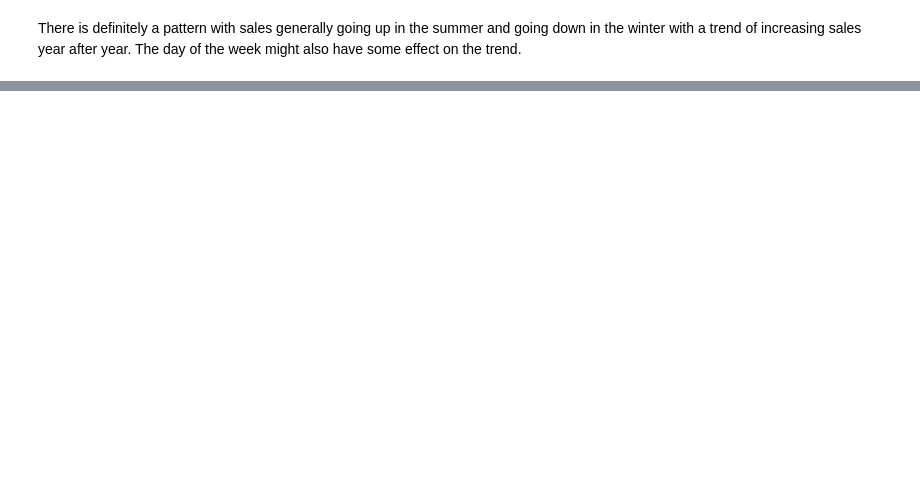
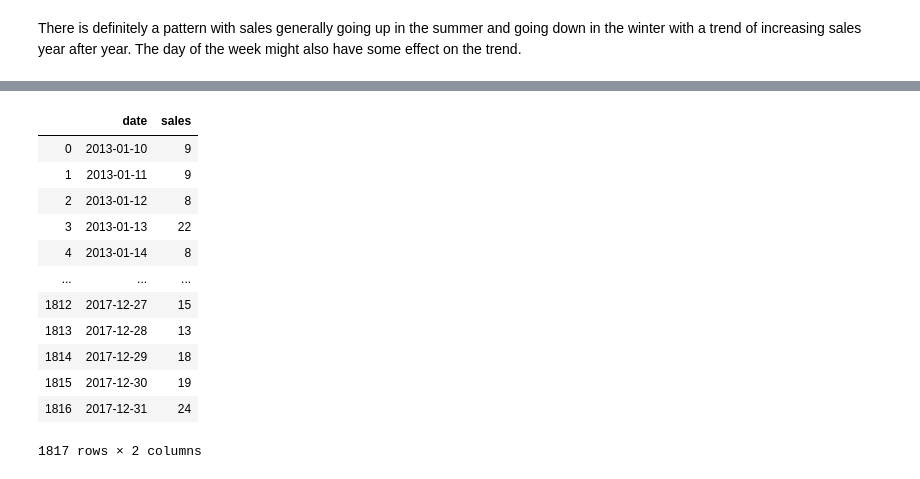
Before and after one commit to phil-hoang/Store_Item_Demand_Forecast_NN, a Jupyter notebook: Demand_Forecaster_NN.ipynb, the cells around one changed output, grey strips where cells are left out. Saved outputs shown, nothing was run; the diff lists cells and outputs as text; code cells hidden in the pictures; blank space fills up the shorter version.

```diff
--- a/Demand_Forecaster_NN.ipynb
+++ b/Demand_Forecaster_NN.ipynb
@@ -101,0 +183,16 @@ len(sample)
+# %%
+df_target
+# %% [output]
+|  | date | sales |
+| 0 | 2013-01-10 | 9 |
+| 1 | 2013-01-11 | 9 |
+| 2 | 2013-01-12 | 8 |
+| 3 | 2013-01-13 | 22 |
+| 4 | 2013-01-14 | 8 |
+| ... | ... | ... |
+| 1812 | 2017-12-27 | 15 |
+| 1813 | 2017-12-28 | 13 |
+| 1814 | 2017-12-29 | 18 |
+| 1815 | 2017-12-30 | 19 |
+| 1816 | 2017-12-31 | 24 |
+1817 rows × 2 columns
```
Also changed, not shown: parts of 28 cells of this notebook.
